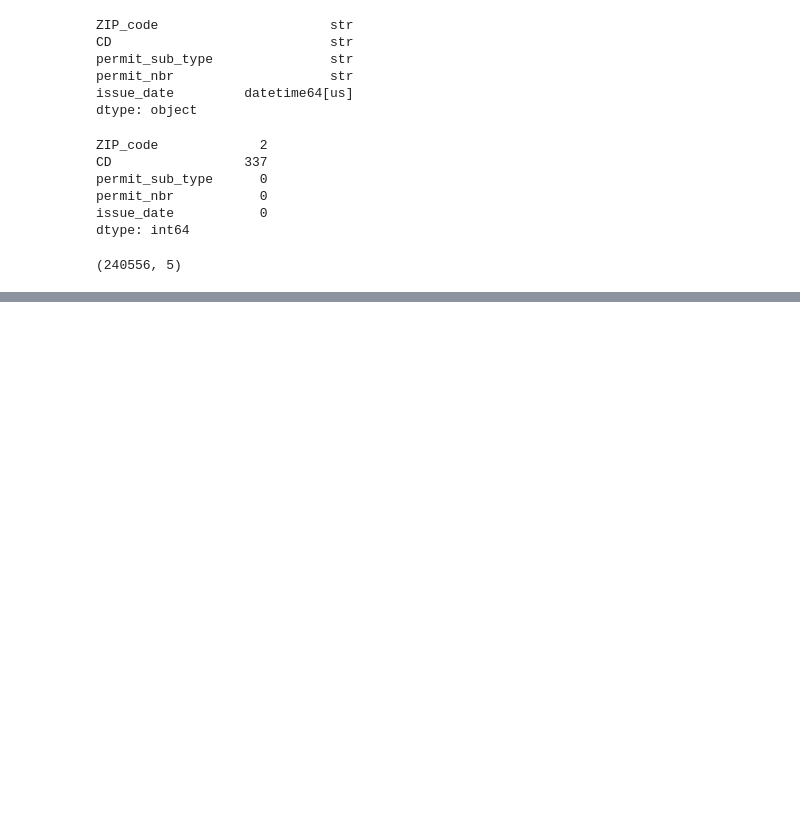
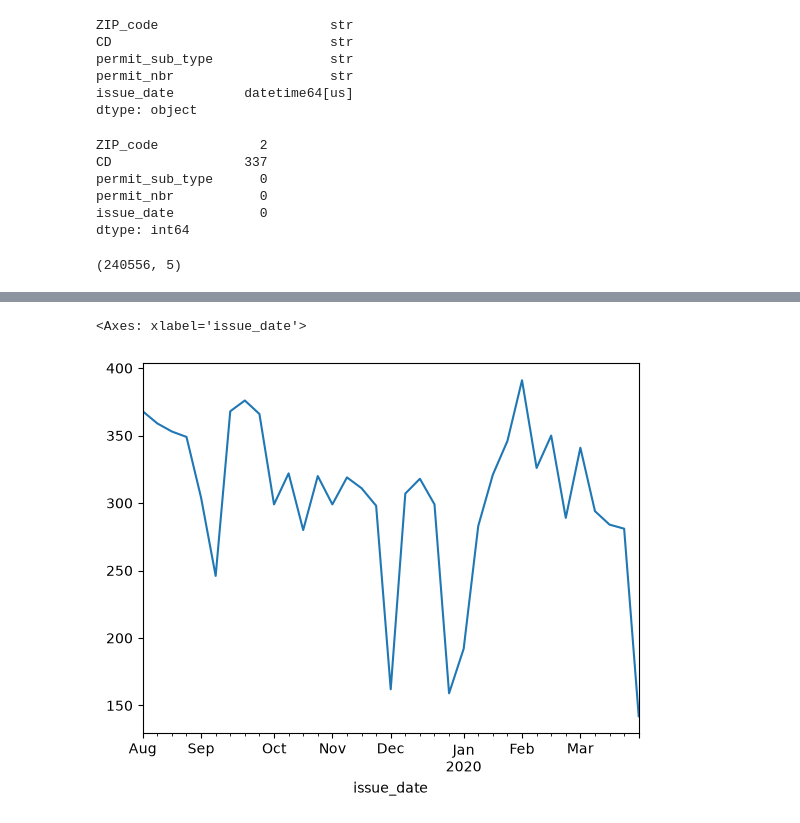
Before and after one commit to ShahSalar/demand-forecasting-hvac, a Jupyter notebook: notebooks/explore.ipynb, the cells around one changed output, grey strips where cells are left out. Cells and saved outputs as stored; diff of their text form; code cells hidden in the pictures; blank space fills up the shorter version.

```diff
--- a/notebooks/explore.ipynb
+++ b/notebooks/explore.ipynb
@@ -127,0 +196,5 @@ whole_f.shape
+# %%
+weekly['2019-08':'2020-03'].plot()
+# %% [output]
+<Axes: xlabel='issue_date'>
+[figure, added]
```
Also changed, not shown: parts of 17 cells of this notebook, 2 other files.
